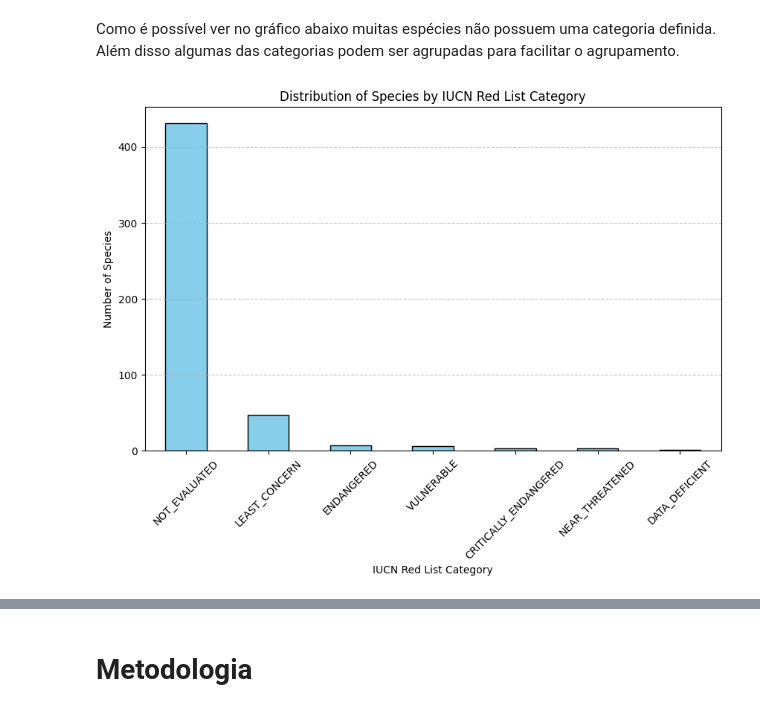
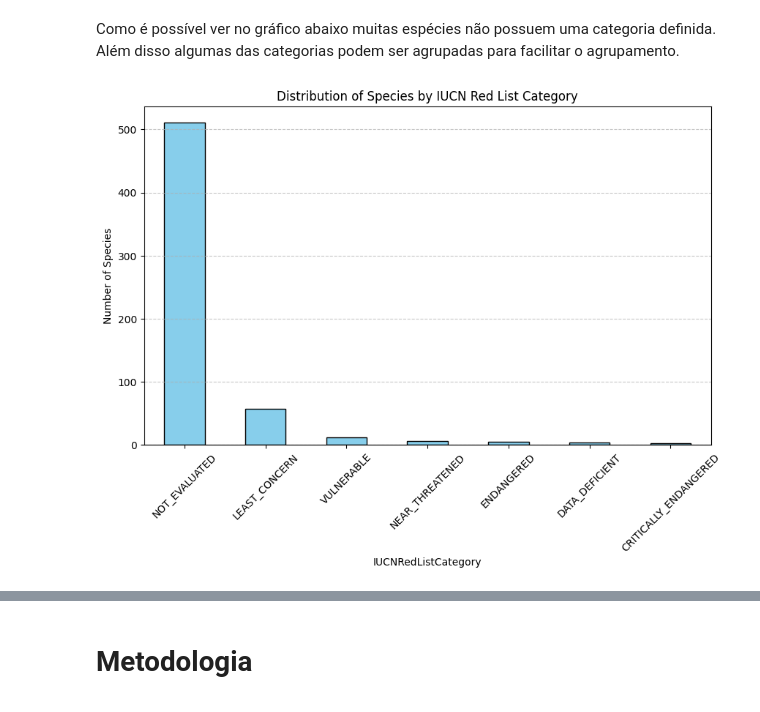
Before and after one commit to alekswheeler/global-_species_abundance_and_diversity, a Jupyter notebook: AquecimentoGlobalEAbumdanciaDeEspecies.ipynb, the cells around one changed output, grey strips where cells are left out. Cells and saved outputs as stored; diff of their text form; code cells hidden in the pictures.

```diff
--- a/AquecimentoGlobalEAbumdanciaDeEspecies.ipynb
+++ b/AquecimentoGlobalEAbumdanciaDeEspecies.ipynb
@@ -76,11 +76,11 @@ Como o conjunto original tem muitos dados, optamos por escolher aleatoriamente a
 # %%
 import pandas as pd
 
-SEED = 1234
+SEED = 432
 
 df = pd.read_csv("/content/dataset_csvs/global_biod_species_extinction_risks.csv")
 
-df = df.sample(n=500, random_state=SEED)
+df = df.sample(n=600, random_state=SEED)
 
 df.info()
 # %% [output]
@@ -180,17 +166,17 @@ Como é possível ver no gráfico abaixo muitas espécies não possuem uma categ
 # %%
 import pandas as pd
 import matplotlib.pyplot as plt
 
-def plot_iucn_distribution(df):
+def plot_iucn_distribution(df, title, feature):
     plt.figure(figsize=(10, 6))
-    df["IUCNRedListCategory"].value_counts().plot(kind='bar', color='skyblue', edgecolor='black')
-    plt.xlabel("IUCN Red List Category")
+    df[feature].value_counts().plot(kind='bar', color='skyblue', edgecolor='black')
+    plt.xlabel(feature)
     plt.ylabel("Number of Species")
-    plt.title("Distribution of Species by IUCN Red List Category")
+    plt.title(title)
     plt.xticks(rotation=45)
     plt.grid(axis='y', linestyle='--', alpha=0.7)
     plt.show()
 
-plot_iucn_distribution(df)
+plot_iucn_distribution(df, "Distribution of Species by IUCN Red List Category", "IUCNRedListCategory")
 # %% [output]
-[figure, old version]
+[figure, new version]
```
Also changed, not shown: parts of 27 cells of this notebook.
